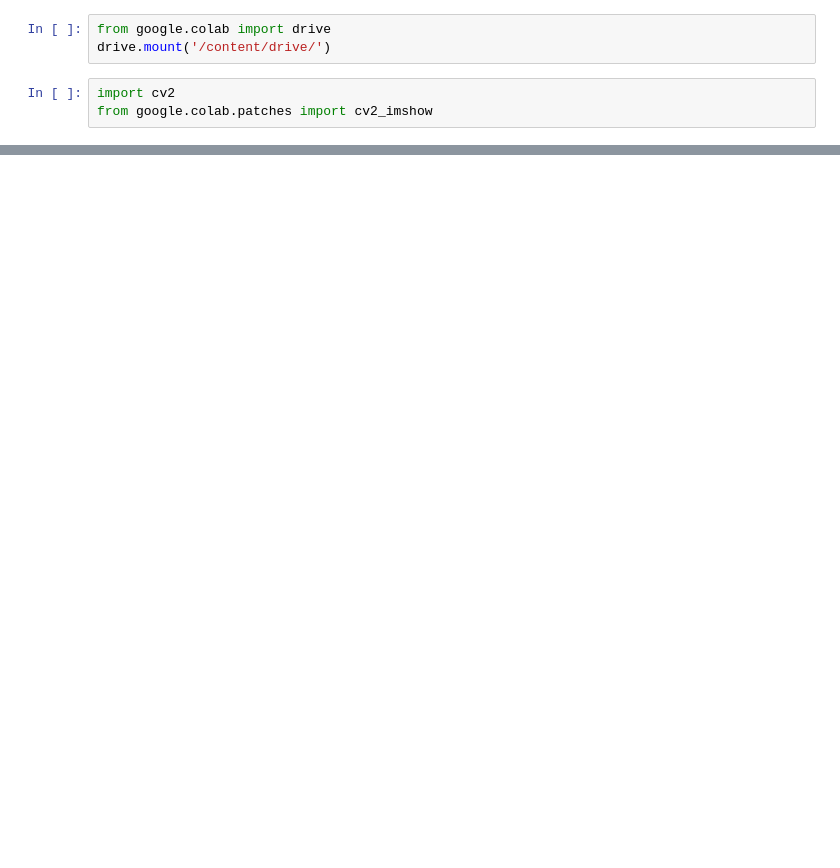
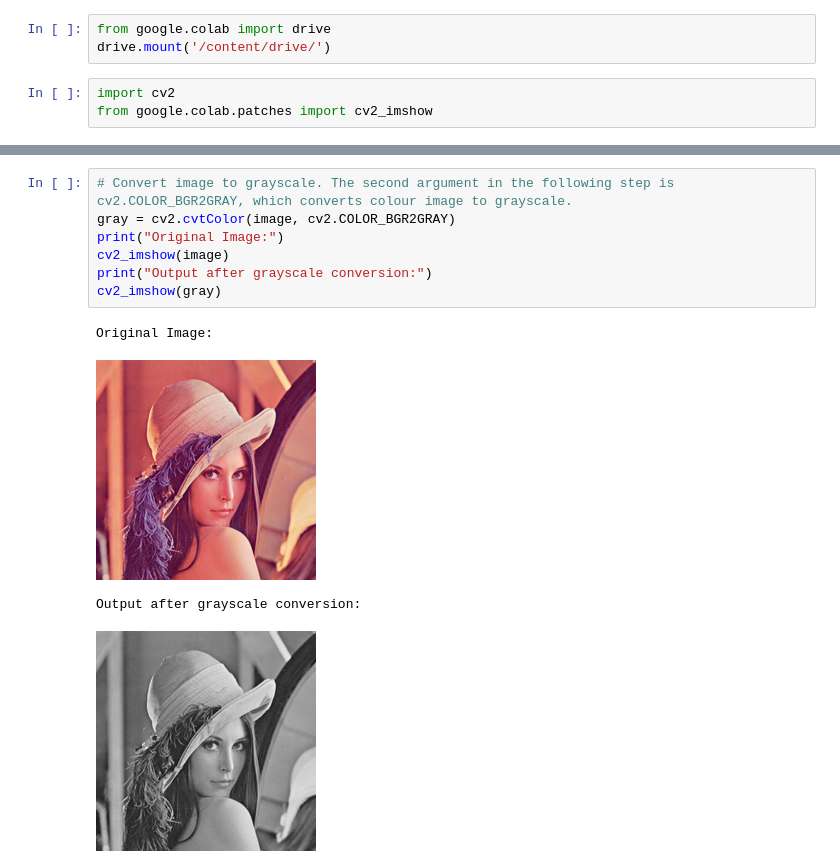
Before and after one commit to allanmunroza/AIML, a Jupyter notebook: Machine_Vision.ipynb, the cells around one changed output, grey strips where cells are left out. Cells and saved outputs as stored; diff of their text form; blank space fills up the shorter version.

```diff
--- a/Machine_Vision.ipynb
+++ b/Machine_Vision.ipynb
@@ -14,0 +60,12 @@ AttributeError: ignored
+# %%
+# Convert image to grayscale. The second argument in the following step is cv2.COLOR_BGR2GRAY, which converts colour image to grayscale.
+gray = cv2.cvtColor(image, cv2.COLOR_BGR2GRAY)
+print("Original Image:")
+cv2_imshow(image)
+print("Output after grayscale conversion:")
+cv2_imshow(gray)
+# %% [output]
+Original Image:
+[figure, added]
+Output after grayscale conversion:
+[figure, added]
```
Also changed, not shown: parts of 7 cells of this notebook.
